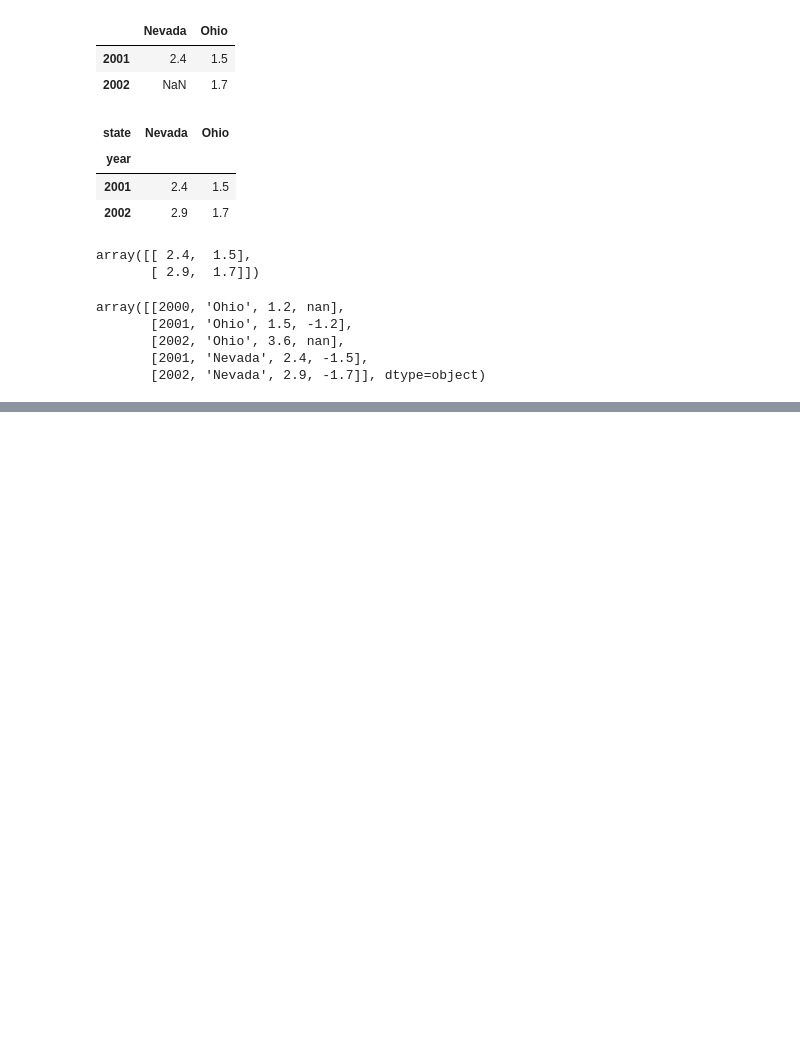
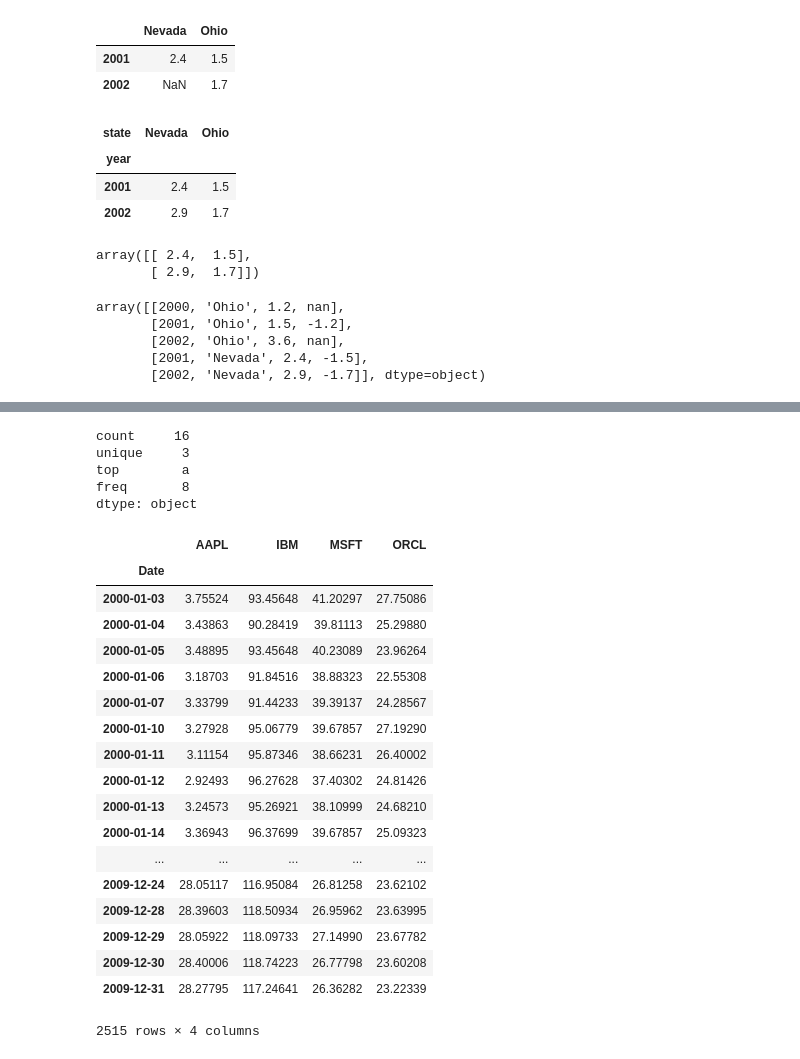
Before and after one commit to skatsuta/pydata-book, a Jupyter notebook: 5_pandas.ipynb, the cells around one changed output, grey strips where cells are left out. Drawn from its saved outputs; the diff is of its cells as text; code cells hidden in the pictures; blank space fills up the shorter version.

```diff
--- a/5_pandas.ipynb
+++ b/5_pandas.ipynb
@@ -370,0 +675,38 @@ NameError: name 'NaN' is not defined
+# %%
+obj.describe()
+# %% [output]
+count     16
+unique     3
+top        a
+freq       8
+dtype: object
+# %%
+import pandas.io.data as web
+all_data = {}
+for ticker in ['AAPL', 'IBM', 'MSFT', 'ORCL']:
+    all_data[ticker] = web.DataReader(ticker, 'yahoo', '1/1/2000', '1/1/2010')
+
+price = DataFrame({tic: data['Adj Close'] for tic, data in all_data.items()})
+volume = DataFrame({tic: data['Volume'] for tic, data in all_data.items()})
+# %%
+price
+# %% [output]
+|  | AAPL | IBM | MSFT | ORCL |
+| Date |  |  |  |  |
+| 2000-01-03 | 3.75524 | 93.45648 | 41.20297 | 27.75086 |
+| 2000-01-04 | 3.43863 | 90.28419 | 39.81113 | 25.29880 |
+| 2000-01-05 | 3.48895 | 93.45648 | 40.23089 | 23.96264 |
+| 2000-01-06 | 3.18703 | 91.84516 | 38.88323 | 22.55308 |
+| 2000-01-07 | 3.33799 | 91.44233 | 39.39137 | 24.28567 |
+| 2000-01-10 | 3.27928 | 95.06779 | 39.67857 | 27.19290 |
+| 2000-01-11 | 3.11154 | 95.87346 | 38.66231 | 26.40002 |
+| 2000-01-12 | 2.92493 | 96.27628 | 37.40302 | 24.81426 |
+| 2000-01-13 | 3.24573 | 95.26921 | 38.10999 | 24.68210 |
+| 2000-01-14 | 3.36943 | 96.37699 | 39.67857 | 25.09323 |
+| ... | ... | ... | ... | ... |
+| 2009-12-24 | 28.05117 | 116.95084 | 26.81258 | 23.62102 |
+| 2009-12-28 | 28.39603 | 118.50934 | 26.95962 | 23.63995 |
+| 2009-12-29 | 28.05922 | 118.09733 | 27.14990 | 23.67782 |
+| 2009-12-30 | 28.40006 | 118.74223 | 26.77798 | 23.60208 |
+| 2009-12-31 | 28.27795 | 117.24641 | 26.36282 | 23.22339 |
+2515 rows × 4 columns
```
Also changed, not shown: parts of 93 cells of this notebook.
